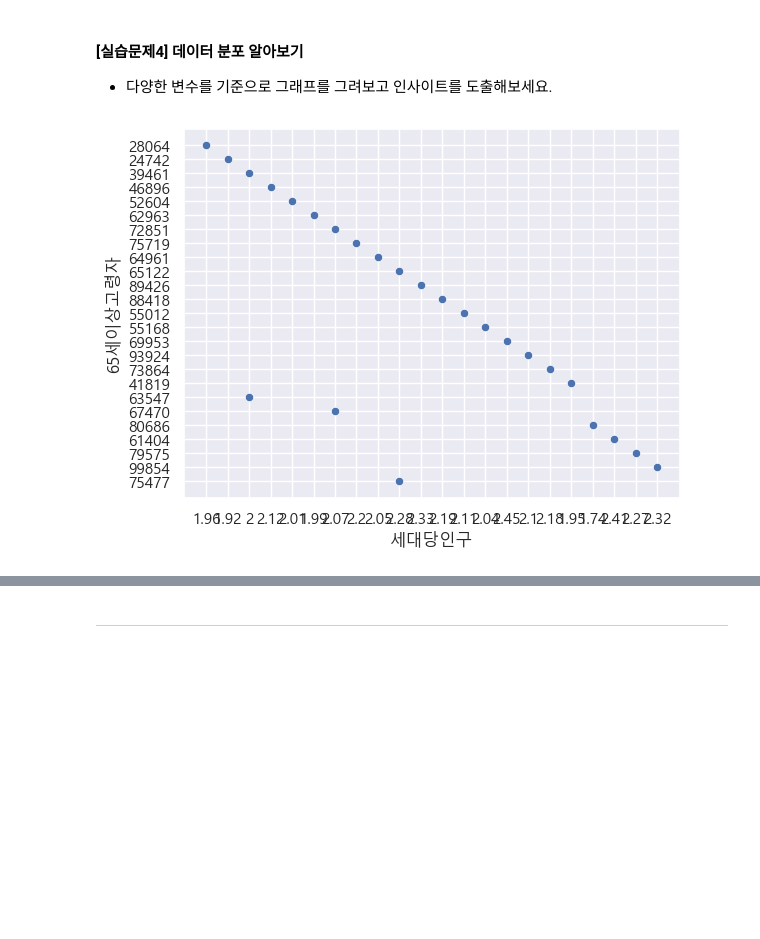
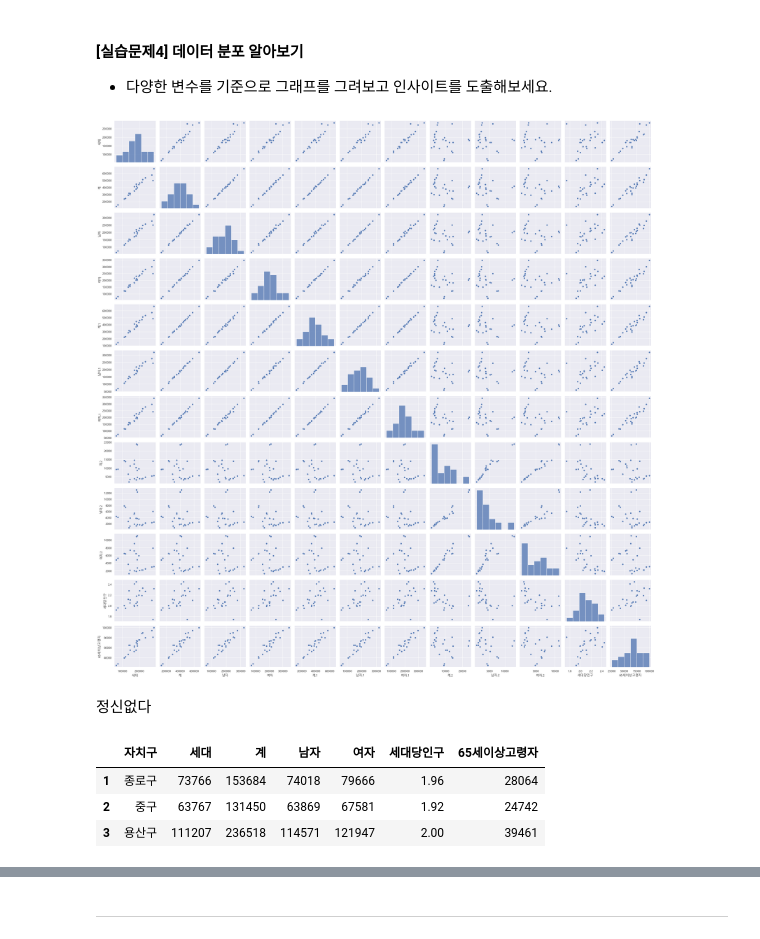
Before and after one commit to op-6160/AIVLE, a Jupyter notebook: 0213_MiniProject_1/1.3 데이터 불러오기 및 분석(EDA)_1차_주민등록데이터.ipynb, the cells around one changed output, grey strips where cells are left out. Saved outputs shown, nothing was run; the diff lists cells and outputs as text; code cells hidden in the pictures; blank space fills up the shorter version.

```diff
--- a/0213_MiniProject_1/1.3 데이터 불러오기 및 분석(EDA)_1차_주민등록데이터.ipynb
+++ b/0213_MiniProject_1/1.3 데이터 불러오기 및 분석(EDA)_1차_주민등록데이터.ipynb
@@ -71,0 +57,3 @@ seoul_people.head(2)
+# %%
+seoul_people = pd.read_csv('./1.3 seoul_people.csv',encoding='cp949',sep='\t',header=2)
+seoul_people.head(2)
@@ -116,0 +142,3 @@ memory usage: 2.9+ KB
+# %%
+seoul_people = seoul_people[1:]
+seoul_people
@@ -141,7 +187,18 @@ import scipy.stats as spst
 * 다양한 변수를 기준으로 그래프를 그려보고 인사이트를 도출해보세요.
 # %%
 # 아래에 실습코드를 작성하고 결과를 확인합니다.
-sns.scatterplot(x='세대당인구',y='65세이상고령자',data=seoul_people)
+sns.pairplot(data=seoul_people)
+#plt.savefig('pairplot_seoul.png')
 plt.show()
 # %% [output]
-[figure, old version]
+[figure, new version]
+# %% [markdown]
+정신없다
+# %%
+forv_seoul_people = seoul_people[['자치구','세대','계','남자','여자','세대당인구','65세이상고령자']]
+forv_seoul_people.head(3)
+# %% [output]
+|  | 자치구 | 세대 | 계 | 남자 | 여자 | 세대당인구 | 65세이상고령자 |
+| 1 | 종로구 | 73766 | 153684 | 74018 | 79666 | 1.96 | 28064 |
+| 2 | 중구 | 63767 | 131450 | 63869 | 67581 | 1.92 | 24742 |
+| 3 | 용산구 | 111207 | 236518 | 114571 | 121947 | 2.00 | 39461 |
```
Also changed, not shown: parts of 11 cells of this notebook, 7 other files.
